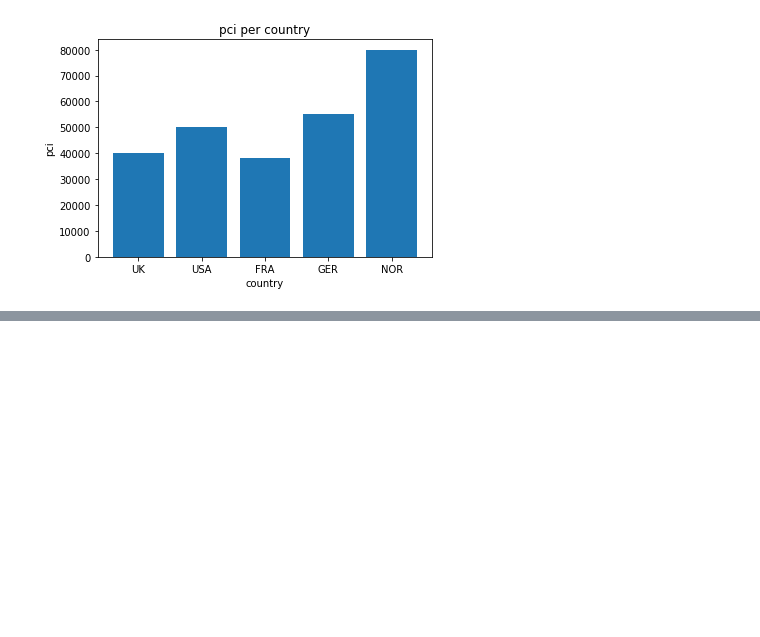
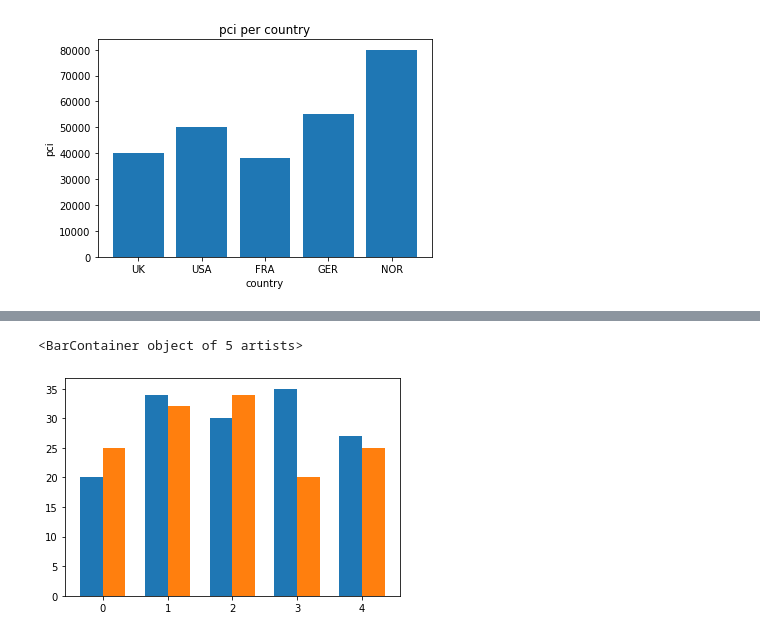
Before and after one commit to EnginKosure/Jupyter_nb, a Jupyter notebook: statistics_and_regex/DataVis_2.ipynb, the cells around one changed output, grey strips where cells are left out. Cells and saved outputs as stored; diff of their text form; code cells hidden in the pictures; blank space fills up the shorter version.

```diff
--- a/statistics_and_regex/DataVis_2.ipynb
+++ b/statistics_and_regex/DataVis_2.ipynb
@@ -69,0 +80,11 @@ Text(0.5, 1.0, 'pci per country')
+# %%
+fig,ax=plt.subplots()
+x = np.arange(len(labels))  # the label locations
+width = 0.35  # the width of the bars
+
+ax.bar(x - width/2, men_means, width, label='Men')# x - width/2 bu kisim ile x eksenindeki yerini ayarliyoruz.
+#Yoksa ust uste biner iki plot
+ax.bar(x + width/2, women_means, width, label='Women')
+# %% [output]
+<BarContainer object of 5 artists>
+[figure, added]
```
Also changed, not shown: parts of 3 cells of this notebook, 1 other file.
